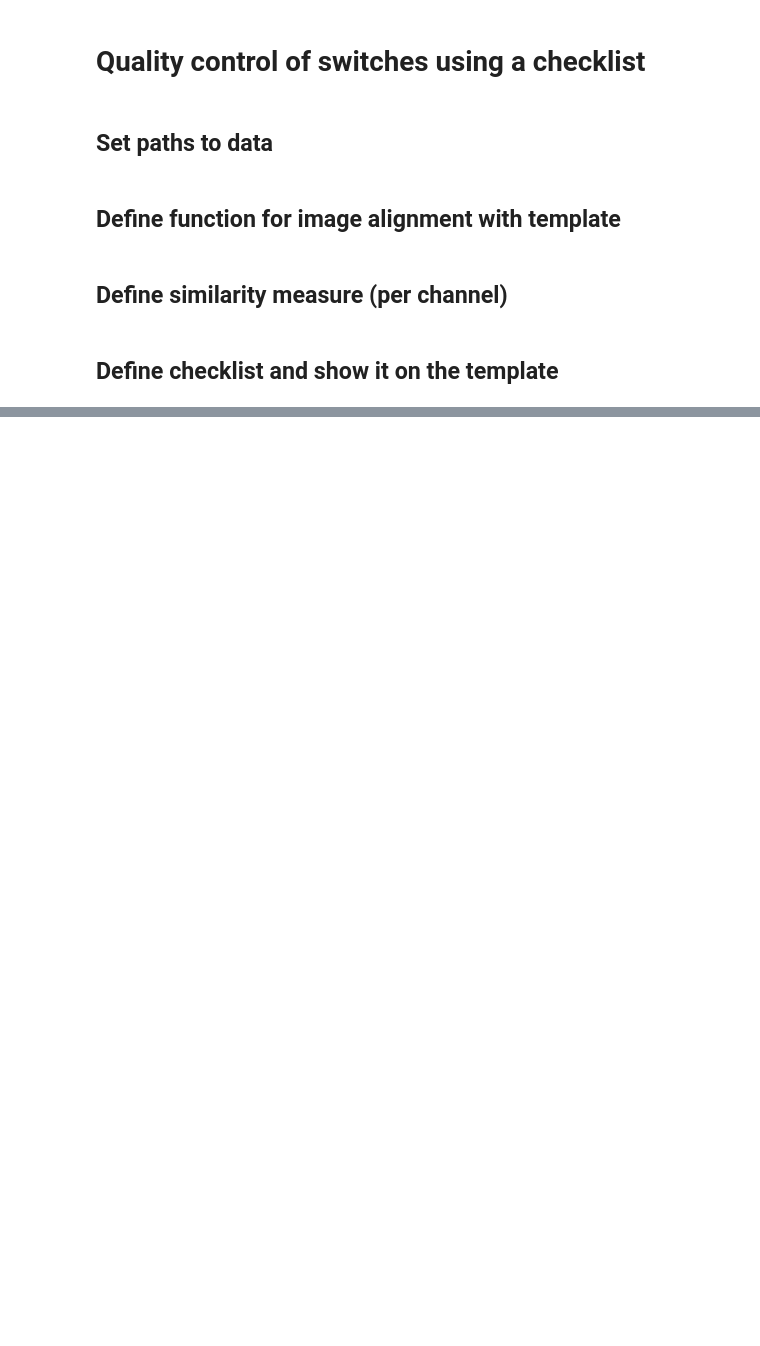
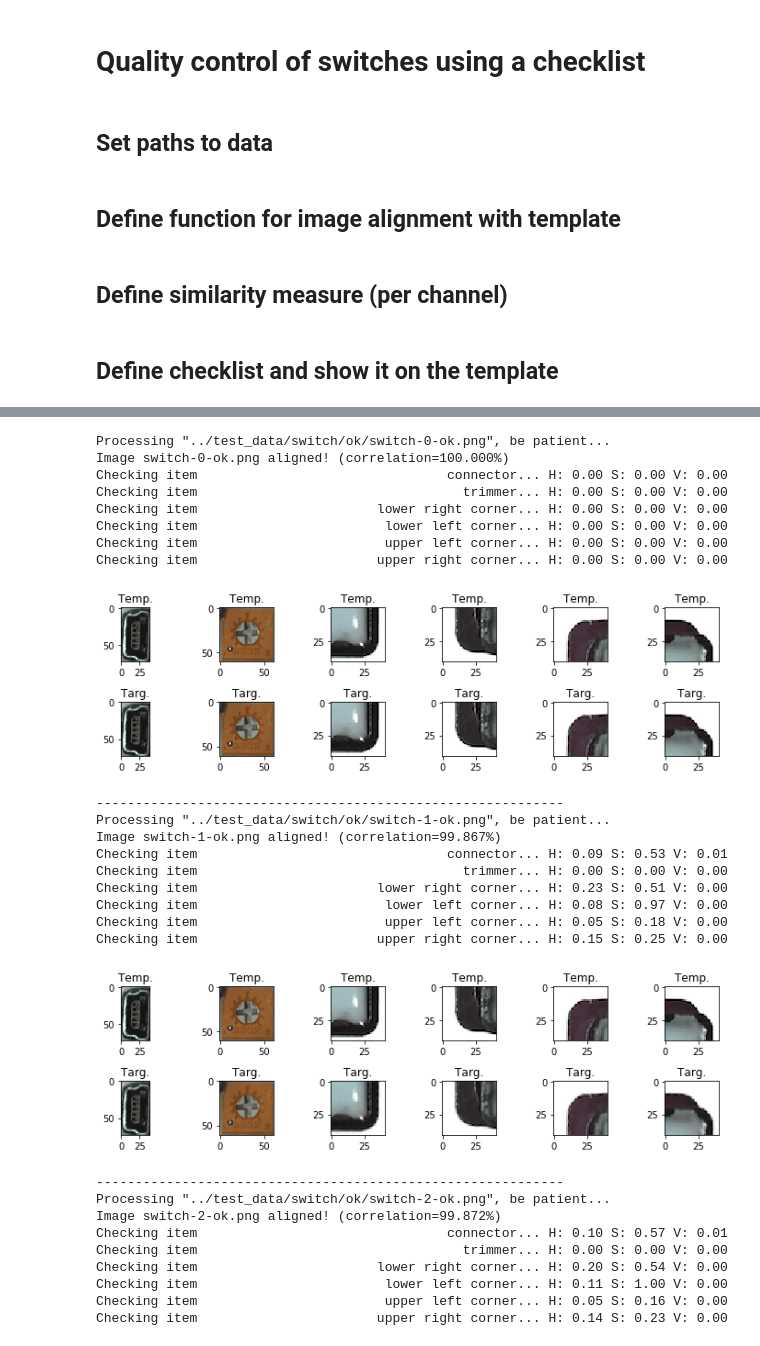
Before and after one commit to hofmanradek/quality_control, a Jupyter notebook: notebooks/switch_detector_component.ipynb, the cells around one changed output, grey strips where cells are left out. Saved outputs shown, nothing was run; the diff lists cells and outputs as text; code cells hidden in the pictures; blank space fills up the shorter version.

```diff
--- a/notebooks/switch_detector_component.ipynb
+++ b/notebooks/switch_detector_component.ipynb
@@ -41,9 +44,10 @@ def align_image(im1, im2, warp_mode=cv2.MOTION_EUCLIDEAN, max_iter=5000,\
     try:
         (cc, warp_matrix) = cv2.findTransformECC(im1_gray,im2_gray,warp_matrix,\
                                                  warp_mode, criteria, None, gauss_filt_size)
+        print('Image %s aligned! (correlation=%3.3f%%)' % (target.split(os.sep)[-1],cc*100.))
     except:
         print('Processing of %s failed!' % target)
-        return 0., im2
+        return 0., None
 
     #print("correlation: %3.2f%%" % (cc*100.))
 
@@ -62,12 +66,15 @@ def align_image(im1, im2, warp_mode=cv2.MOTION_EUCLIDEAN, max_iter=5000,\
 # %%
 def match_images(im1, im2):
     """
-    :param template_img:
-    :param target_img:
-    :return:
+    :param im1: template image
+    :param im2: tegre image which we match to template
+    :return: return matrix of metrics for each image position
+
+    The smaller value, the better similarity between images, it is per pixel comparison.
     """
     #result = colorMatchTemplate(im1, im2)
 
+    # All possible measures of similarity:
     #TM_SQDIFF, TM_SQDIFF_NORMED, TM_CCORR, TM_CCORR_NORMED, TM_CCOEFF, TM_CCOEFF_NORMED
     result = matchTemplate(im1,im2,cv2.TM_SQDIFF_NORMED)
 
@@ -209,0 +201,68 @@ ax.imshow(im2_aligned)
+# %%
+# all OK samples
+images_oks = sorted([os.path.join(TEST_DATA_PATH_OK,x) for x in filter(lambda x: x.endswith('png'),\
+                                                                       os.listdir(TEST_DATA_PATH_OK))])
+# all samples of failure
+images_fails = sorted([os.path.join(TEST_DATA_PATH_FAIL,x) for x in filter(lambda x: x.endswith('png'),\
+                                                                           os.listdir(TEST_DATA_PATH_FAIL))])
+
+images_all = images_oks + images_fails
+
+overall_labels_Y = np.array([1]*len(images_oks)+[0]*len(images_fails))
+
+THRESHOLD = 0.98
+
+# source image - template to which we match everything
+template = os.path.join(TEST_DATA_PATH_OK,'switch-0-ok.png')
+
+# just for statistics and later evaluation...
+H_points = []
+S_points = []
+V_points = []
+
+aligned_targets = []
+
+# loop over all images in out dataset
+for target in images_all:
+    print('Processing "%s", be patient...' % target)
+    H, S, V, target_img_align = process_target(template, target, plot=True, return_aligned=True)
+
+    # store results for later...
+    H_points.append(H)
+    S_points.append(S)
+    V_points.append(V)
+
+    # store aligned images
+    aligned_targets.append(target_img_align)
+
+aligned_targets = np.array(aligned_targets)
+print('DONE!')
+# %% [output]
+Processing "../test_data/switch/ok/switch-0-ok.png", be patient...
+Image switch-0-ok.png aligned! (correlation=100.000%)
+Checking item                                connector... H: 0.00 S: 0.00 V: 0.00
+Checking item                                  trimmer... H: 0.00 S: 0.00 V: 0.00
+Checking item                       lower right corner... H: 0.00 S: 0.00 V: 0.00
+Checking item                        lower left corner... H: 0.00 S: 0.00 V: 0.00
+Checking item                        upper left corner... H: 0.00 S: 0.00 V: 0.00
+Checking item                       upper right corner... H: 0.00 S: 0.00 V: 0.00
+[figure, added]
+------------------------------------------------------------
+Processing "../test_data/switch/ok/switch-1-ok.png", be patient...
+Image switch-1-ok.png aligned! (correlation=99.867%)
+Checking item                                connector... H: 0.09 S: 0.53 V: 0.01
+Checking item                                  trimmer... H: 0.00 S: 0.00 V: 0.00
+Checking item                       lower right corner... H: 0.23 S: 0.51 V: 0.00
+Checking item                        lower left corner... H: 0.08 S: 0.97 V: 0.00
+Checking item                        upper left corner... H: 0.05 S: 0.18 V: 0.00
+Checking item                       upper right corner... H: 0.15 S: 0.25 V: 0.00
+[figure, added]
+------------------------------------------------------------
+Processing "../test_data/switch/ok/switch-2-ok.png", be patient...
+Image switch-2-ok.png aligned! (correlation=99.872%)
+Checking item                                connector... H: 0.10 S: 0.57 V: 0.01
+Checking item                                  trimmer... H: 0.00 S: 0.00 V: 0.00
+Checking item                       lower right corner... H: 0.20 S: 0.54 V: 0.00
+Checking item                        lower left corner... H: 0.11 S: 1.00 V: 0.00
+Checking item                        upper left corner... H: 0.05 S: 0.16 V: 0.00
+Checking item                       upper right corner... H: 0.14 S: 0.23 V: 0.00
```
Also changed, not shown: parts of 52 cells of this notebook, 4 other files.
